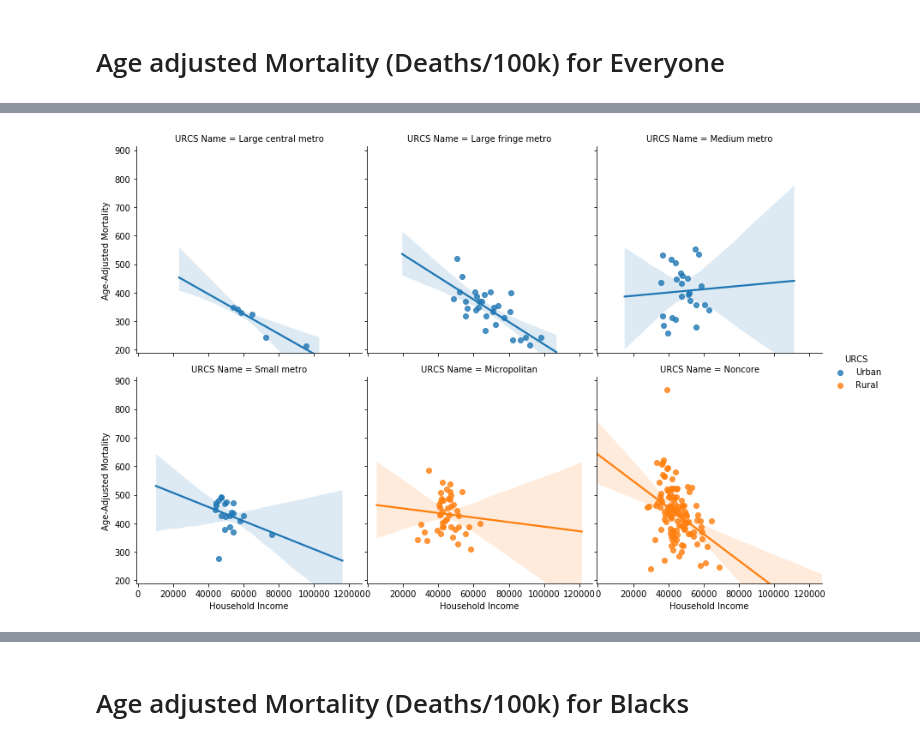
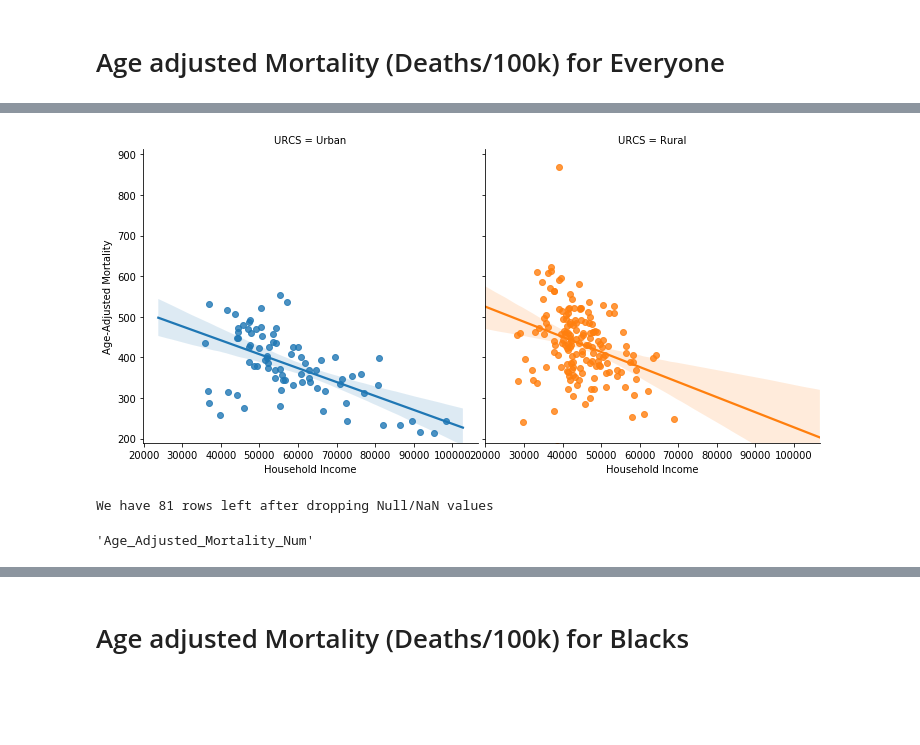
Before and after one commit to kipmadden/Urban-vs.-Rural-Health-Outcomes, a Jupyter notebook: Kip2.ipynb, the cells around one changed output, grey strips where cells are left out. Saved outputs shown, nothing was run; the diff lists cells and outputs as text; code cells hidden in the pictures; blank space fills up the shorter version.

```diff
--- a/Kip2.ipynb
+++ b/Kip2.ipynb
@@ -317,2 +319,12 @@ corr1_spear.to_csv('Corr1_spear.csv')
+# %%
+def makePanelScatterplot(data_df, x_data,y_data,color_col,split_col):
+
+    g = sns.lmplot(x=x_data, y=y_data, data=data_df,\
+           hue=color_col, col=split_col,col_wrap=3)
+
+
+    g = (g.set_axis_labels(x_label, y_label)
+          .set(ylim=(ylim_min, ylim_max))
+          .fig.subplots_adjust(wspace=.02))
 # %% [markdown]
 # Age adjusted Mortality (Deaths/100k) for Everyone
@@ -338,19 +331,10 @@ g = (g.set_axis_labels(x_label, y_label)
-# %%
-data_df = all_df
-x_data = "Household Income"
-y_data = "Age-Adjusted Mortality"
-color_col = "URCS"
-split_col = "URCS Name"
-x_label = x_data
-y_label = y_data
-ylim_min = data_df[y_data].min()*1.05
-ylim_max = data_df[y_data].max()*1.05
-
-g = sns.lmplot(x=x_data, y=y_data, data=data_df,\
-           hue=color_col, col=split_col,col_wrap=3,height=4)
-
-g = (g.set_axis_labels(x_label, y_label)
-      .set(ylim=(ylim_min, ylim_max))
-      .fig.subplots_adjust(wspace=.02))
-# %% [output]
-[figure, removed]
+# %%
+makePanelScatterplot(all_df,"Household Income","Age-Adjusted Mortality","URCS","URCS")
+# %% [output]
+[figure, added]
+# %%
+# Isolate the data for urban with two columns for statistical analysis
+urban_income = urban_df[['Age-Adjusted Mortality','Household Income']].dropna()
+print(f'We have {urban_income.shape[0]} rows left after dropping Null/NaN values')
+# %% [output]
+We have 81 rows left after dropping Null/NaN values
@@ -356,0 +345,7 @@ g = (g.set_axis_labels(x_label, y_label)
+# %%
+dep_col = "Age Adjusted Mortality#"
+ind_col = "Household_Income"
+
+dep_col.replace(' ', '_').replace('#', '_Num')
+# %% [output]
+'Age_Adjusted_Mortality_Num'
```
Also changed, not shown: parts of 13 cells of this notebook, 1 other file.
